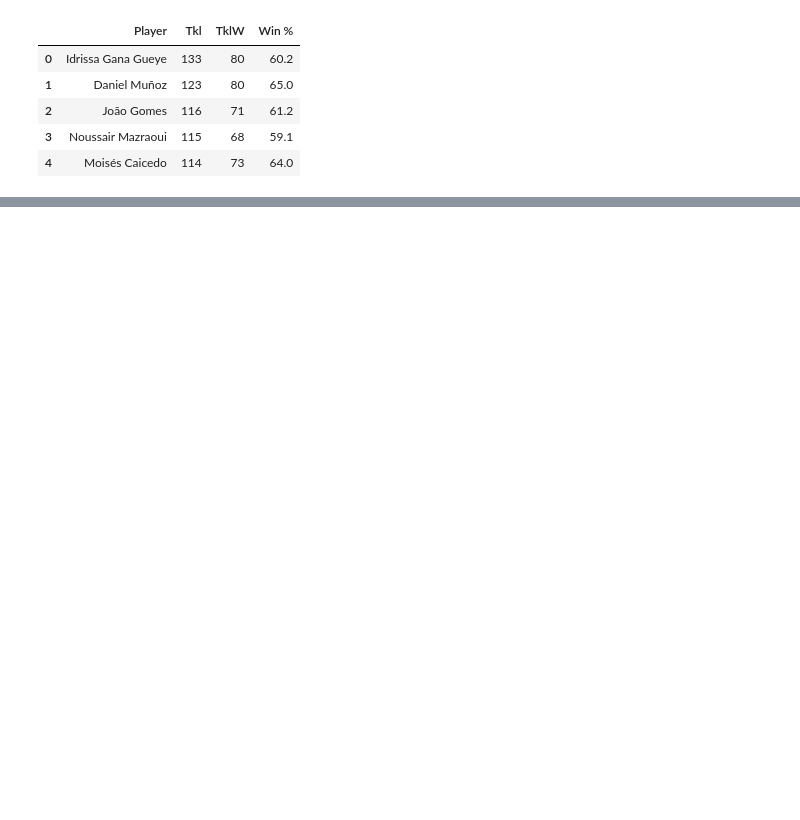
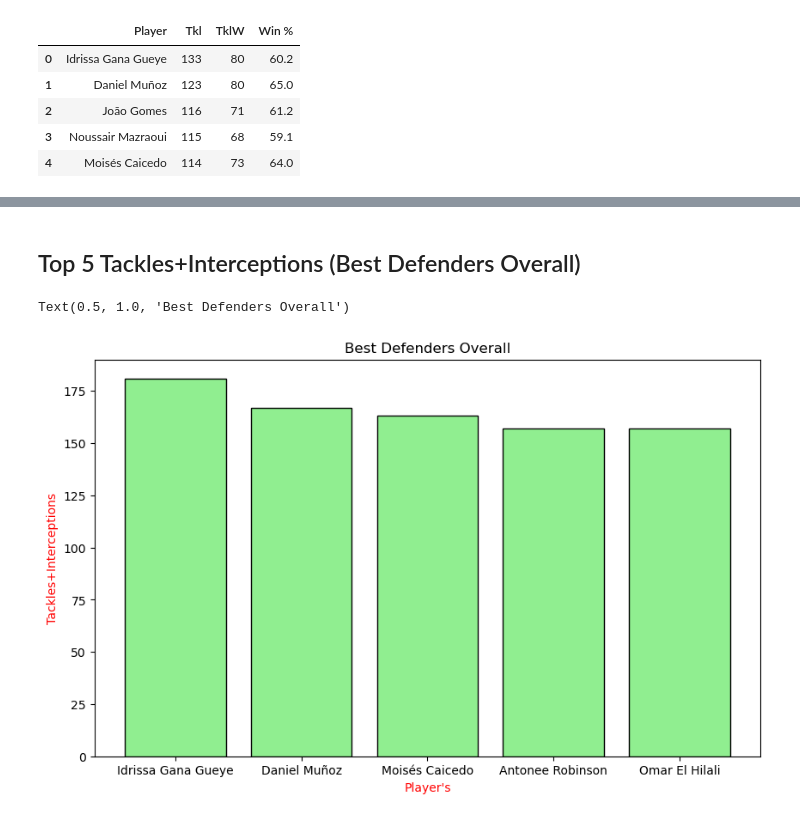
Before and after one commit to Hamza-rami/football-stats-analytics, a Jupyter notebook: project3.ipynb, the cells around one changed output, grey strips where cells are left out. Drawn from its saved outputs; the diff is of its cells as text; code cells hidden in the pictures; blank space fills up the shorter version.

```diff
--- a/project3.ipynb
+++ b/project3.ipynb
@@ -44,0 +79,12 @@ plt.show()
+# %% [markdown]
+## Top 5 Tackles+Interceptions (Best Defenders Overall)
+# %%
+top_def = df[['Player', 'Tkl+Int']].sort_values(by='Tkl+Int', ascending=False).head(5).reset_index(drop=True)
+plt.figure(figsize=(10,6))
+plt.bar(top_def['Player'], top_def['Tkl+Int'], color="lightgreen", edgecolor="black")
+plt.xlabel("Player's", color="red")
+plt.ylabel("Tackles+Interceptions", color="red")
+plt.title("Best Defenders Overall")
+# %% [output]
+Text(0.5, 1.0, 'Best Defenders Overall')
+[figure, added]
```
Also changed, not shown: parts of 9 cells of this notebook, 2 other files.
